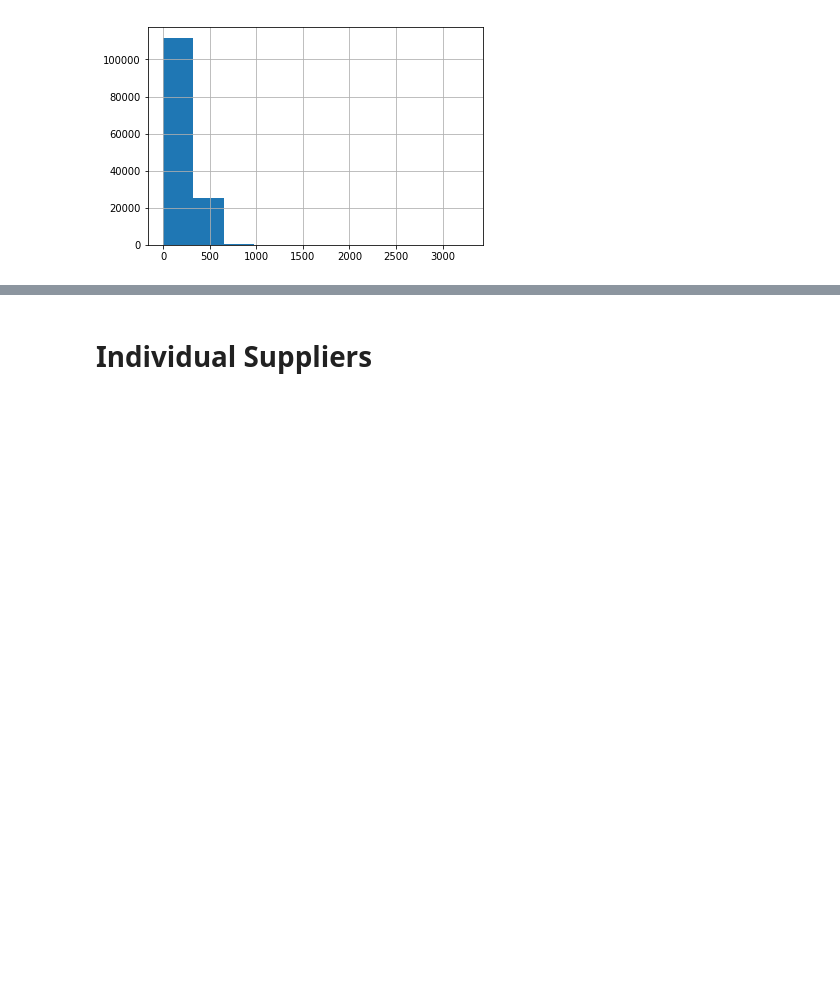
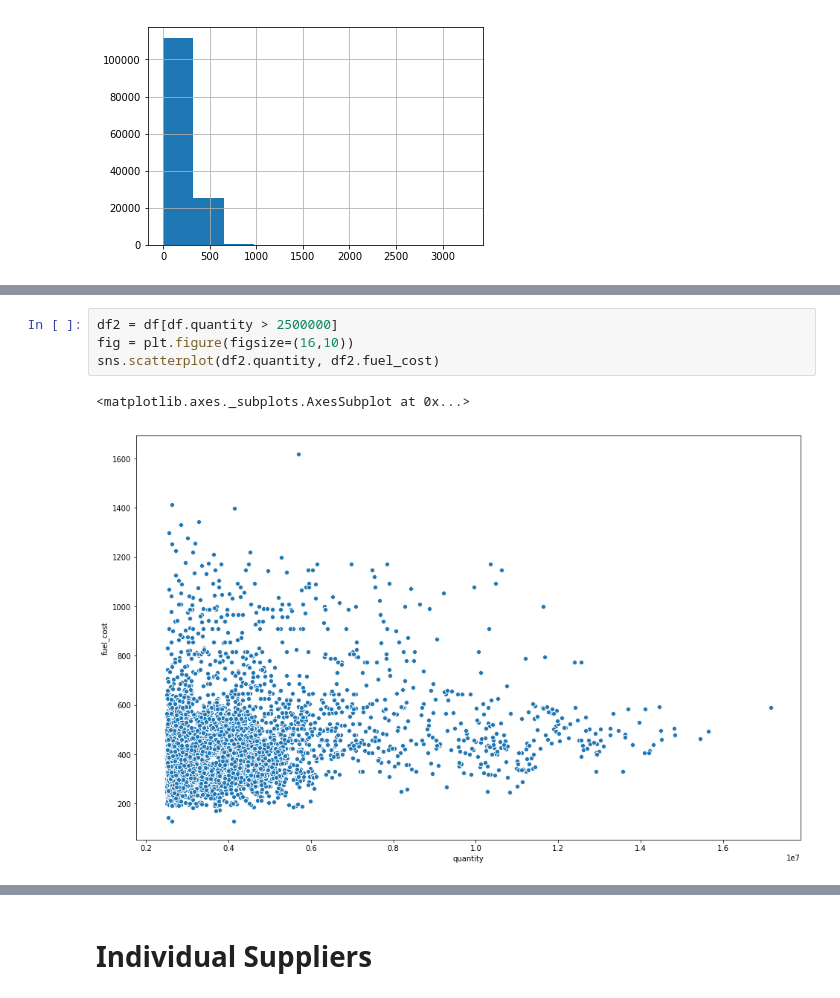
Before and after one commit to ortsed/eia-fuel-costs, a Jupyter notebook: 7-Analysis-and-Viz.ipynb, the cells around one changed output, grey strips where cells are left out. Saved outputs shown, nothing was run; the diff lists cells and outputs as text; blank space fills up the shorter version.

```diff
--- a/7-Analysis-and-Viz.ipynb
+++ b/7-Analysis-and-Viz.ipynb
@@ -82,0 +116,7 @@ df[df.fuel_group == "Coal"].fuel_cost.hist()
+# %%
+df2 = df[df.quantity > 2500000]
+fig = plt.figure(figsize=(16,10))
+sns.scatterplot(df2.quantity, df2.fuel_cost)
+# %% [output]
+<matplotlib.axes._subplots.AxesSubplot at 0x...>
+[figure, added]
```
Also changed, not shown: parts of 6 cells of this notebook, 4 other files.
